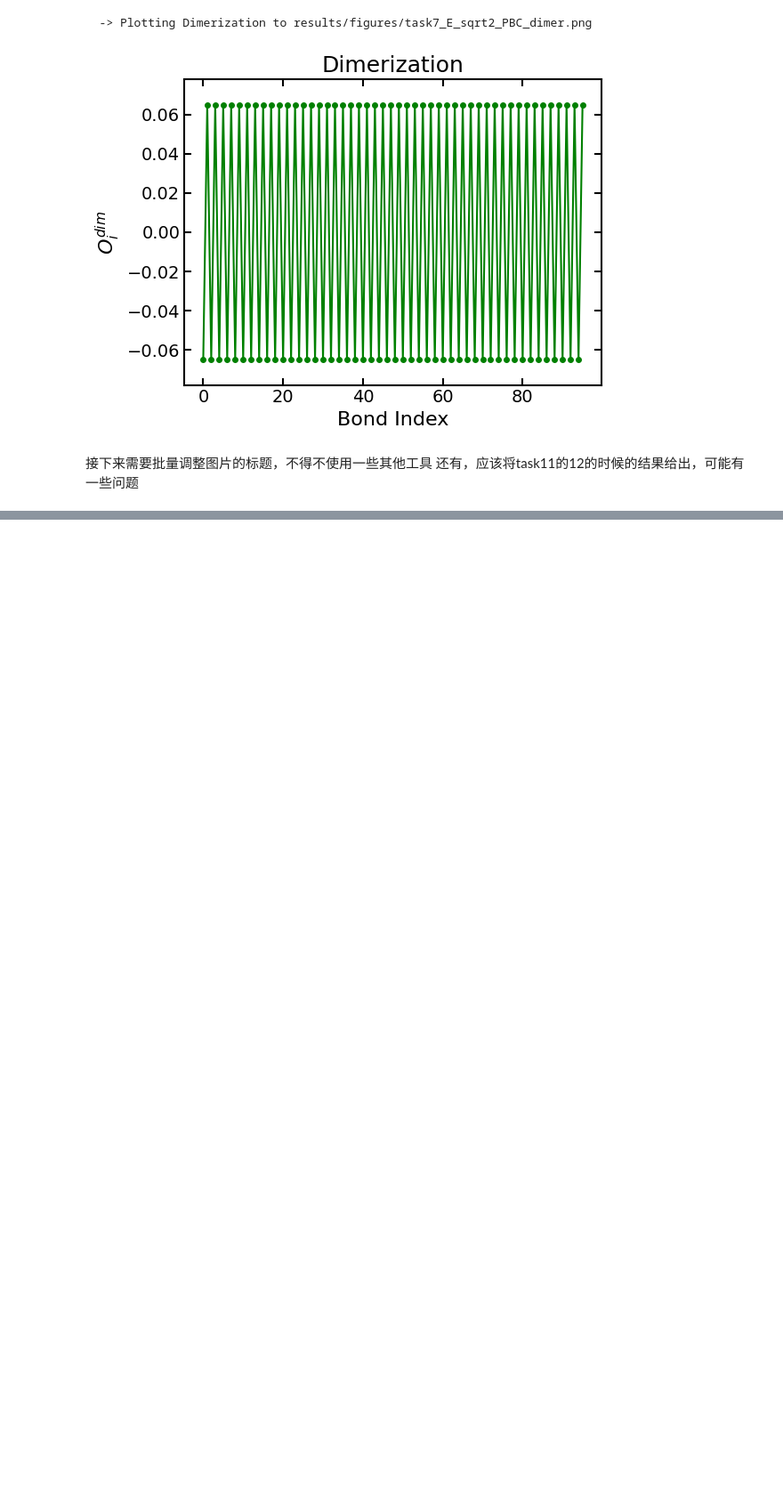
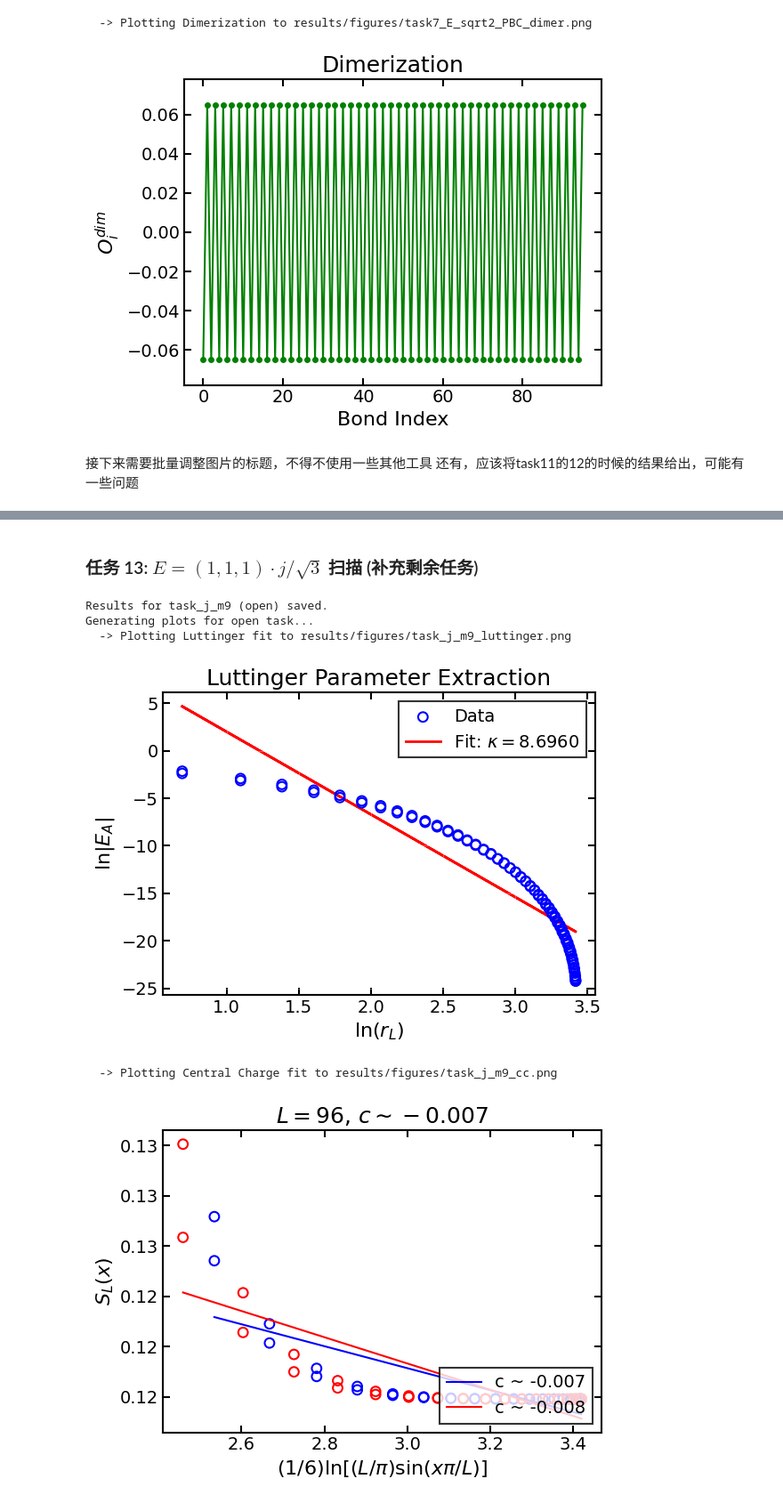
Before and after one commit to misaka19683/KSHEE, a Jupyter notebook: hamitonian.ipynb, the cells around one changed output, grey strips where cells are left out. Shown at 89% size. Cells and saved outputs as stored; diff of their text form; code cells hidden in the pictures; blank space fills up the shorter version.

```diff
--- a/hamitonian.ipynb
+++ b/hamitonian.ipynb
@@ -703,0 +715,2 @@ plot_analysis_results(results_pbc12, phi_val=phi, save_prefix=f"results/figures/
+# %% [markdown]
+### 任务 13: $E=(1,1,1) \cdot j/\sqrt{3}$ 扫描 (补充剩余任务)
@@ -703,0 +728,19 @@ plot_analysis_results(results_pbc12, phi_val=phi, save_prefix=f"results/figures/
+# %%
+# j = -9
+task_name_jm9 = "task_j_m9"
+model_params_jm9 = base_params.copy()
+field_val_jm9 = -9 / np.sqrt(3)
+model_params_jm9.update({'Ex': field_val_jm9, 'Ey': field_val_jm9, 'Ez': field_val_jm9})
+model_jm9 = KitaevGammaChain(model_params_jm9)
+psi_jm9, E_total_jm9 = run_dmrg(model_jm9, dmrg_params)
+# %%
+results_jm9 = perform_full_analysis(psi_jm9, model_jm9, title="")
+save_task_data(results_jm9, task_name_jm9)
+plot_analysis_results(results_jm9, phi_val=phi, save_prefix=f"results/figures/{task_name_jm9}")
+# %% [output]
+Results for task_j_m9 (open) saved.
+Generating plots for open task...
+  -> Plotting Luttinger fit to results/figures/task_j_m9_luttinger.png
+[figure, added]
+  -> Plotting Central Charge fit to results/figures/task_j_m9_cc.png
+[figure, added]
```
Also changed, not shown: parts of 18 cells of this notebook, 1 other file.
